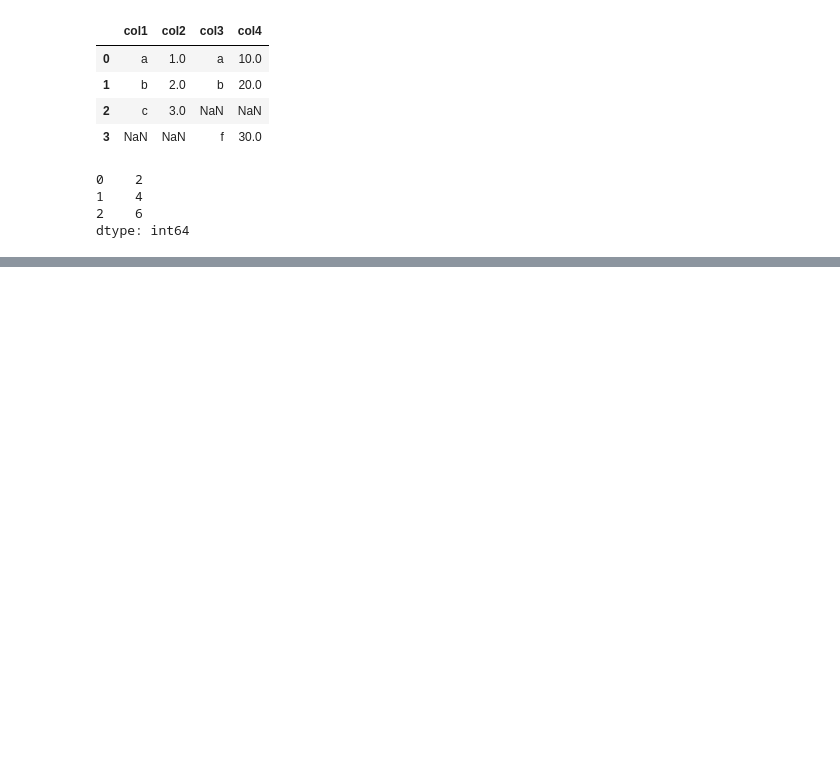
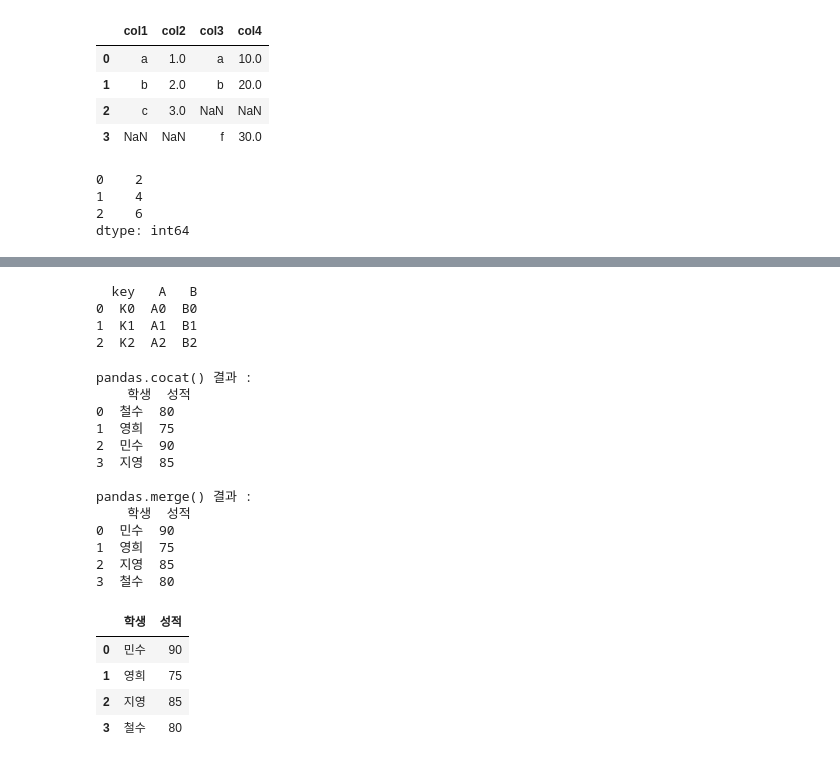
Before and after one commit to novoodi/python_basic_2, a Jupyter notebook: first_Test.ipynb, the cells around one changed output, grey strips where cells are left out. Cells and saved outputs as stored; diff of their text form; code cells hidden in the pictures; blank space fills up the shorter version.

```diff
--- a/first_Test.ipynb
+++ b/first_Test.ipynb
@@ -69,0 +101,47 @@ pd.concat([df4,df5], axis=1, join='inner')
+# %%
+left = pd.DataFrame({'key': ['K0', 'K1', 'K2'],
+                     'A': ['A0', 'A1', 'A2']})
+right = pd.DataFrame({'key': ['K0', 'K1', 'K2'],
+                      'B': ['B0', 'B1', 'B2']})
+result = pd.merge(left,right, on='key', how='inner')
+print(result)
+# %% [output]
+  key   A   B
+0  K0  A0  B0
+1  K1  A1  B1
+2  K2  A2  B2
+# %%
+df = pd.DataFrame({
+    "학생": ['철수','영희','민수'],
+    "성적": [80,75,90]
+})
+new_student_scores = pd.DataFrame({
+    "학생": ['지영'],
+    "성적": [85]
+})
+df.index = ['x','y','z']
+new_student_scores.index = ['e']
+result1 = pd.concat([df, new_student_scores], ignore_index=True)
+print("pandas.cocat() 결과 :\n",result1, "\n")
+result2 = pd.merge(df,new_student_scores, on = ["학생", "성적"], how = "outer")
+print("pandas.merge() 결과 : \n", result2, "\n")
+result2
+# %% [output]
+pandas.cocat() 결과 :
+    학생  성적
+0  철수  80
+1  영희  75
+2  민수  90
+3  지영  85
+
+pandas.merge() 결과 :
+    학생  성적
+0  민수  90
+1  영희  75
+2  지영  85
+3  철수  80
+|  | 학생 | 성적 |
+| 0 | 민수 | 90 |
+| 1 | 영희 | 75 |
+| 2 | 지영 | 85 |
+| 3 | 철수 | 80 |
```
Also changed, not shown: parts of 9 cells of this notebook, 4 other files.
